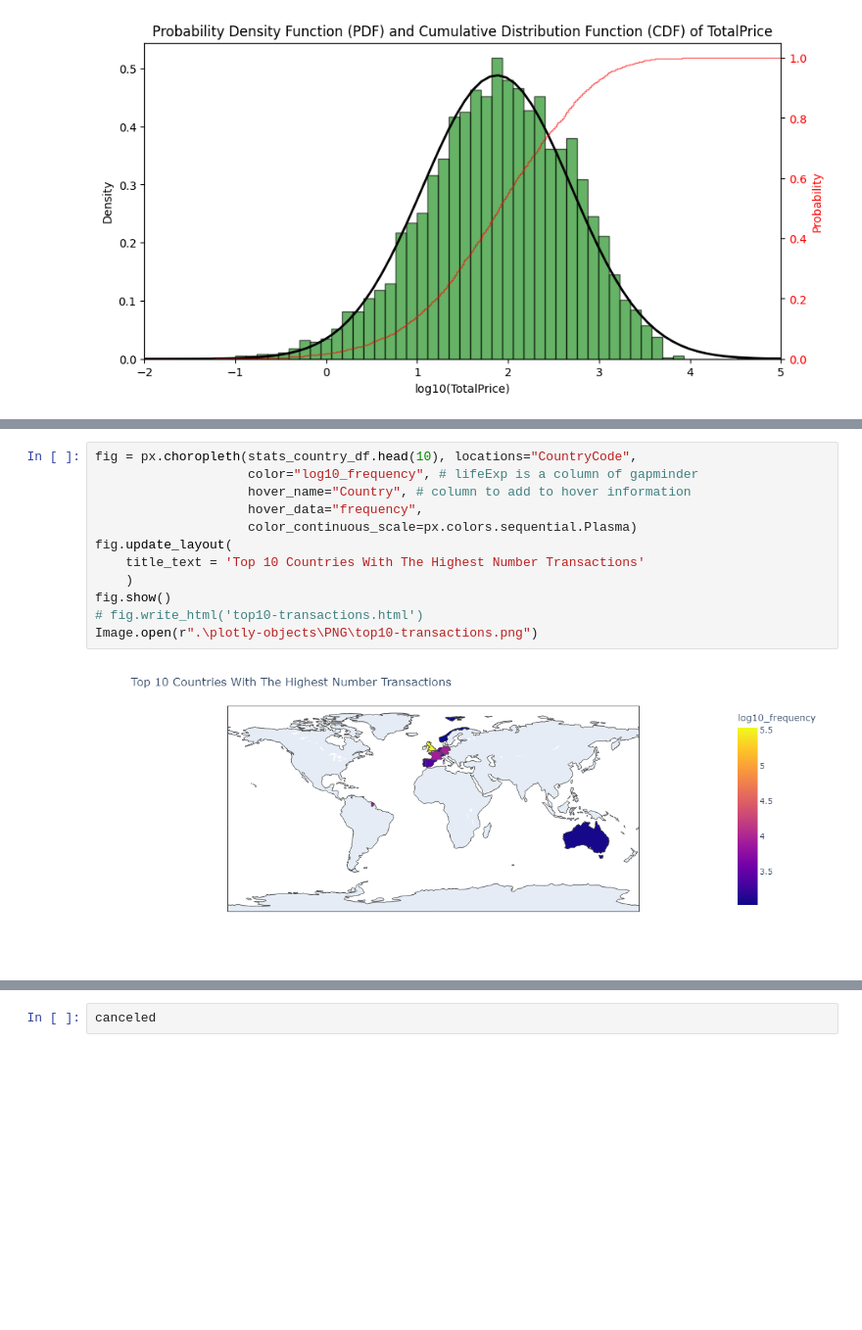
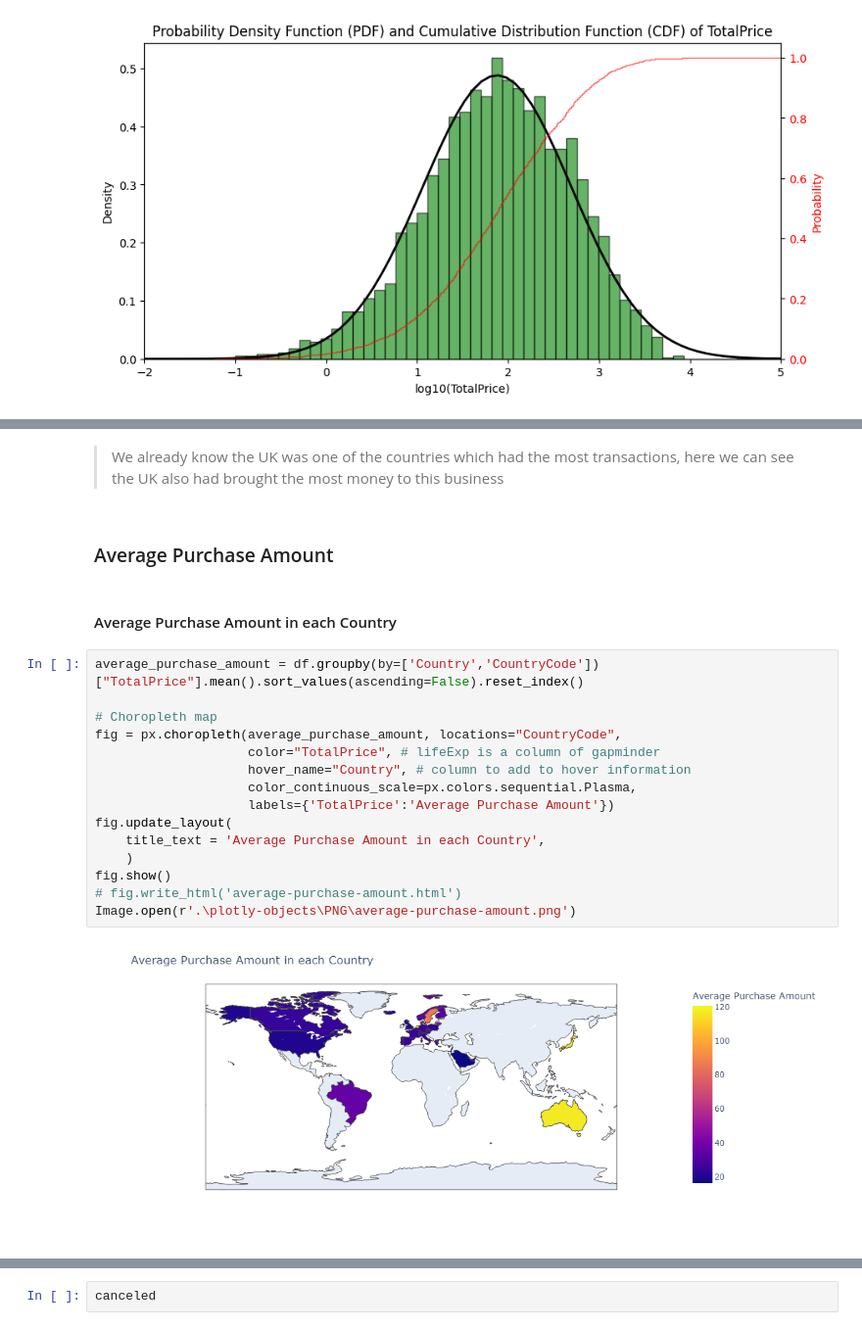
Before and after one commit to duyphuongnguyen1999/RFM-Customers-Segmentation, a Jupyter notebook: RFM Customer Segmentation.ipynb, the cells around one changed output, grey strips where cells are left out. Shown: that part at 98% size. Saved outputs shown, nothing was run; the diff lists cells and outputs as text; blank space fills up the shorter version.

```diff
--- a/RFM Customer Segmentation.ipynb
+++ b/RFM Customer Segmentation.ipynb
@@ -288,14 +304,23 @@ Top 10 Countries With The Highest Number Transactions
+# %% [markdown]
+> We already know the UK was one of the countries which had the most transactions, here we can see the UK also had brought the most money to this business
+# %% [markdown]
+### Average Purchase Amount
+# %% [markdown]
+#### Average Purchase Amount in each Country
 # %%
-fig = px.choropleth(stats_country_df.head(10), locations="CountryCode",
-                    color="log10_frequency", # lifeExp is a column of gapminder
+average_purchase_amount = df.groupby(by=['Country','CountryCode'])["TotalPrice"].mean().sort_values(ascending=False).reset_index()
+
+# Choropleth map
+fig = px.choropleth(average_purchase_amount, locations="CountryCode",
+                    color="TotalPrice", # lifeExp is a column of gapminder
                     hover_name="Country", # column to add to hover information
-                    hover_data="frequency",
-                    color_continuous_scale=px.colors.sequential.Plasma)
+                    color_continuous_scale=px.colors.sequential.Plasma,
+                    labels={'TotalPrice':'Average Purchase Amount'})
 fig.update_layout(
-    title_text = 'Top 10 Countries With The Highest Number Transactions'
+    title_text = 'Average Purchase Amount in each Country',
     )
 fig.show()
-# fig.write_html('top10-transactions.html')
-Image.open(r".\plotly-objects\PNG\top10-transactions.png")
+# fig.write_html('average-purchase-amount.html')
+Image.open(r'.\plotly-objects\PNG\average-purchase-amount.png')
 # %% [output]
-[figure, old version]
+[figure, new version]
```
Also changed, not shown: parts of 20 cells of this notebook, 9 other files.
